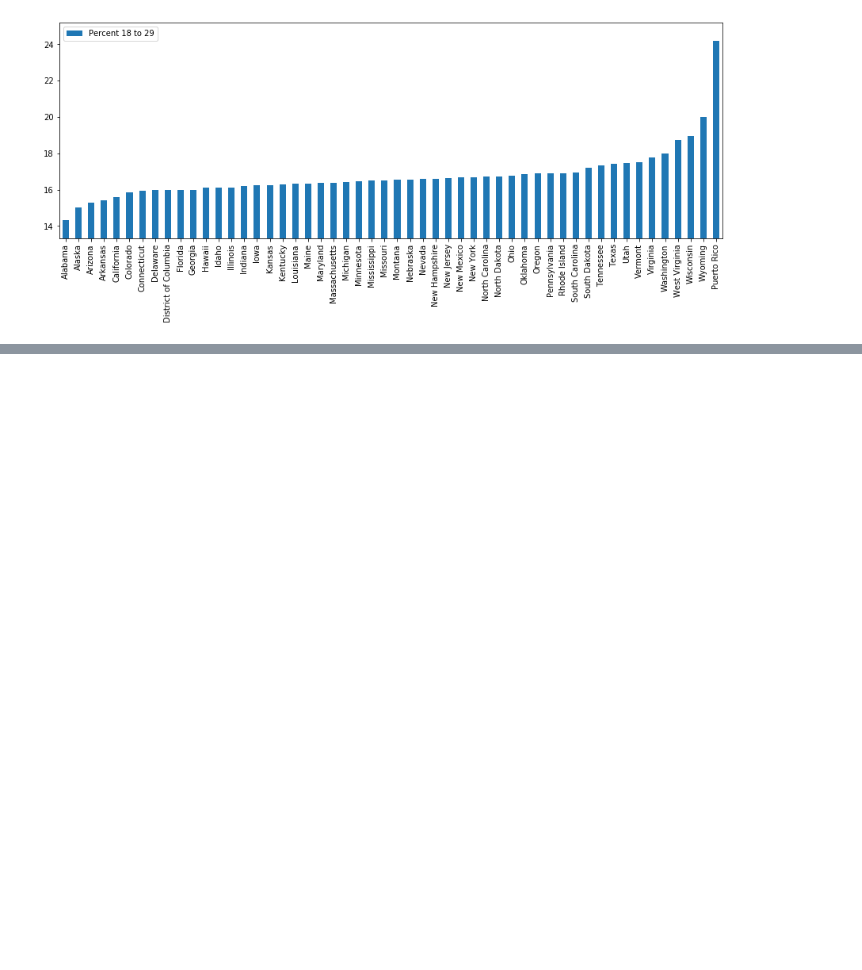
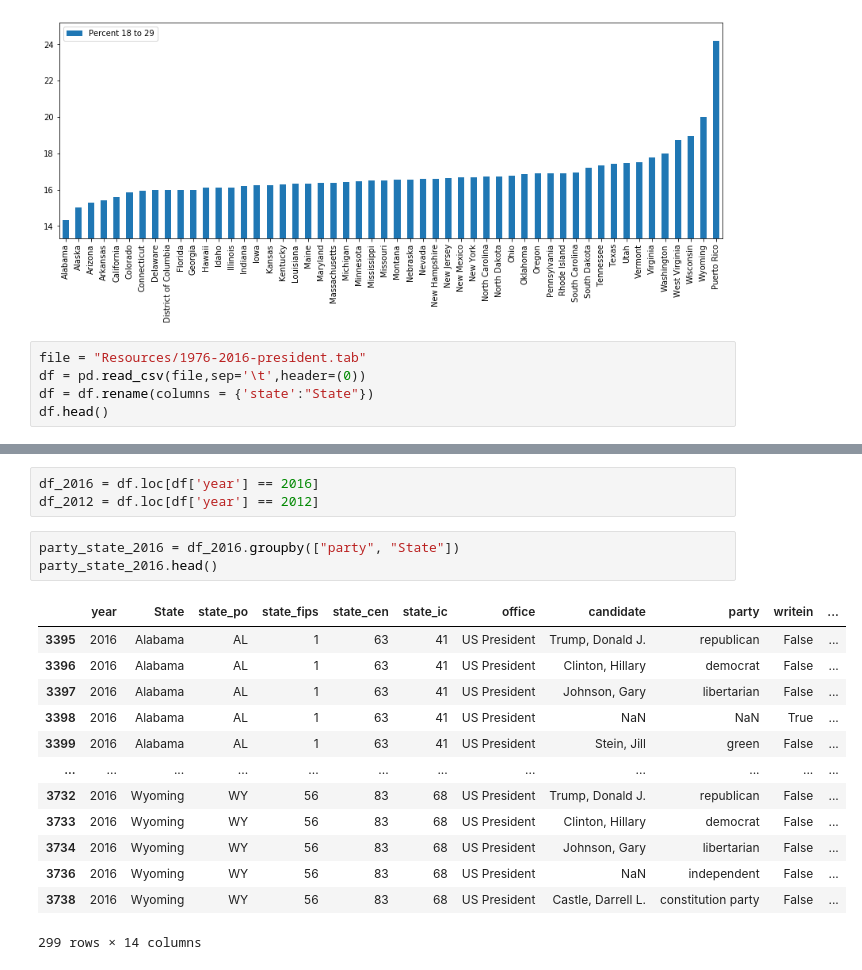
Before and after one commit to CodingMage/project_1_TeamTuring, a Jupyter notebook: connor-data.ipynb, the cells around one changed output, grey strips where cells are left out. Cells and saved outputs as stored; diff of their text form; blank space fills up the shorter version.

```diff
--- a/connor-data.ipynb
+++ b/connor-data.ipynb
@@ -408,3 +408,8 @@ plt.tight_layout
 # %% [output]
 <function matplotlib.pyplot.tight_layout(pad=1.08, h_pad=None, w_pad=None, rect=None)>
 [figure]
+# %%
+file = "Resources/1976-2016-president.tab"
+df = pd.read_csv(file,sep='\t',header=(0))
+df = df.rename(columns = {'state':"State"})
+df.head()
@@ -410,0 +436,20 @@ plt.tight_layout
+# %%
+df_2016 = df.loc[df['year'] == 2016]
+df_2012 = df.loc[df['year'] == 2012]
+# %%
+party_state_2016 = df_2016.groupby(["party", "State"])
+party_state_2016.head()
+# %% [output]
+|  | year | State | state_po | state_fips | state_cen | state_ic | office | candidate | party | writein | ... |
+| 3395 | 2016 | Alabama | AL | 1 | 63 | 41 | US President | Trump, Donald J. | republican | False | ... |
+| 3396 | 2016 | Alabama | AL | 1 | 63 | 41 | US President | Clinton, Hillary | democrat | False | ... |
+| 3397 | 2016 | Alabama | AL | 1 | 63 | 41 | US President | Johnson, Gary | libertarian | False | ... |
+| 3398 | 2016 | Alabama | AL | 1 | 63 | 41 | US President | NaN | NaN | True | ... |
+| 3399 | 2016 | Alabama | AL | 1 | 63 | 41 | US President | Stein, Jill | green | False | ... |
+| ... | ... | ... | ... | ... | ... | ... | ... | ... | ... | ... | ... |
+| 3732 | 2016 | Wyoming | WY | 56 | 83 | 68 | US President | Trump, Donald J. | republican | False | ... |
+| 3733 | 2016 | Wyoming | WY | 56 | 83 | 68 | US President | Clinton, Hillary | democrat | False | ... |
+| 3734 | 2016 | Wyoming | WY | 56 | 83 | 68 | US President | Johnson, Gary | libertarian | False | ... |
+| 3736 | 2016 | Wyoming | WY | 56 | 83 | 68 | US President | NaN | independent | False | ... |
+| 3738 | 2016 | Wyoming | WY | 56 | 83 | 68 | US President | Castle, Darrell L. | constitution party | False | ... |
+299 rows × 14 columns
```
Also changed, not shown: parts of 7 cells of this notebook, 1 other file.
